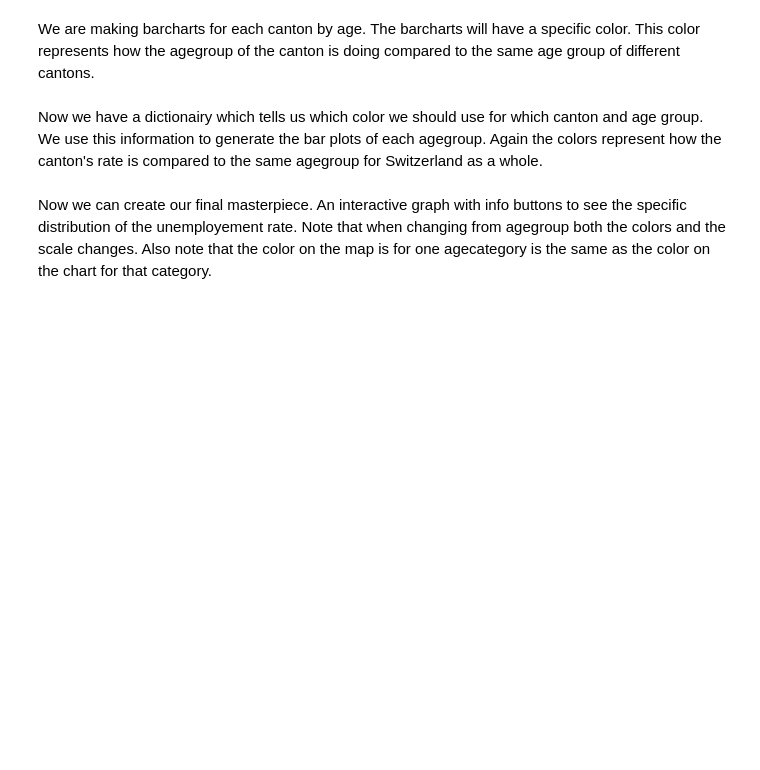
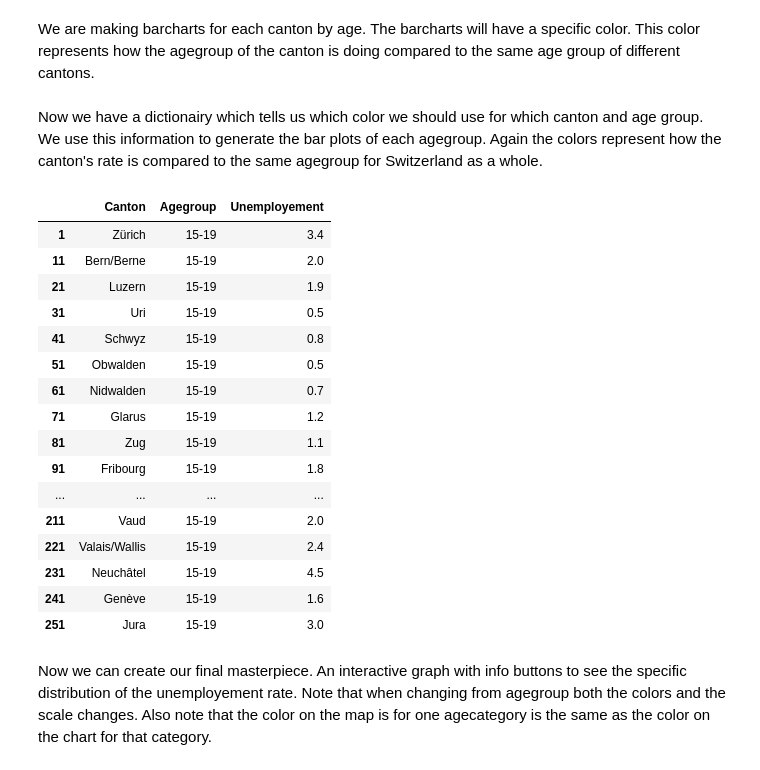
Before and after one commit to a3VonG/testrepoada, a Jupyter notebook: homework3/task3_claas_adriaan.ipynb, the cells around one changed output. Saved outputs shown, nothing was run; the diff lists cells and outputs as text; code cells hidden in the pictures; blank space fills up the shorter version.

```diff
--- a/homework3/task3_claas_adriaan.ipynb
+++ b/homework3/task3_claas_adriaan.ipynb
@@ -309,8 +311,10 @@ colorDict={}
 colors=sns.color_palette("GnBu",5)
 agegroups=[]
 percentageCutDict={}
+ageGroupDfDict={}
 for agegroup,ageGroupDf in dfCantonAge.groupby("Agegroup"):
     agegroups.append(agegroup)
+    ageGroupDfDict[agegroup]=ageGroupDf
     #Find the cuting percentages of this agegroup.
     percentageCuts=pd.qcut(ageGroupDf["Unemployement"],5, labels=False,retbins=True, precision=1, duplicates='raise')[-1]
     percentageCutDict[agegroup]=percentageCuts
@@ -365,6 +369,26 @@ for canton,ageDf in dfCantonAge.groupby("Canton"):
     if location==None:
         location=geolocator.geocode("Switzerland"+canton)
     locations[canton]=location
+# %%
+ageGroupDfDict["15-19"]
+# %% [output]
+|  | Canton | Agegroup | Unemployement |
+| 1 | Zürich | 15-19 | 3.4 |
+| 11 | Bern/Berne | 15-19 | 2.0 |
+| 21 | Luzern | 15-19 | 1.9 |
+| 31 | Uri | 15-19 | 0.5 |
+| 41 | Schwyz | 15-19 | 0.8 |
+| 51 | Obwalden | 15-19 | 0.5 |
+| 61 | Nidwalden | 15-19 | 0.7 |
+| 71 | Glarus | 15-19 | 1.2 |
+| 81 | Zug | 15-19 | 1.1 |
+| 91 | Fribourg | 15-19 | 1.8 |
+| ... | ... | ... | ... |
+| 211 | Vaud | 15-19 | 2.0 |
+| 221 | Valais/Wallis | 15-19 | 2.4 |
+| 231 | Neuchâtel | 15-19 | 4.5 |
+| 241 | Genève | 15-19 | 1.6 |
+| 251 | Jura | 15-19 | 3.0 |
 # %%
 def create_map (age):
     """
```
Also changed, not shown: parts of 3 cells of this notebook, 1 other file.
